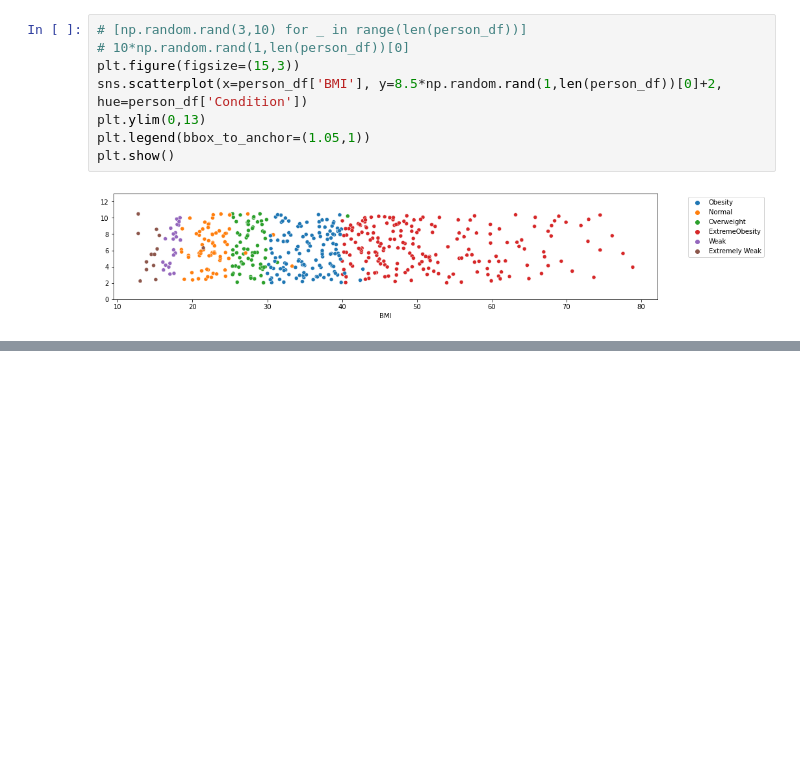
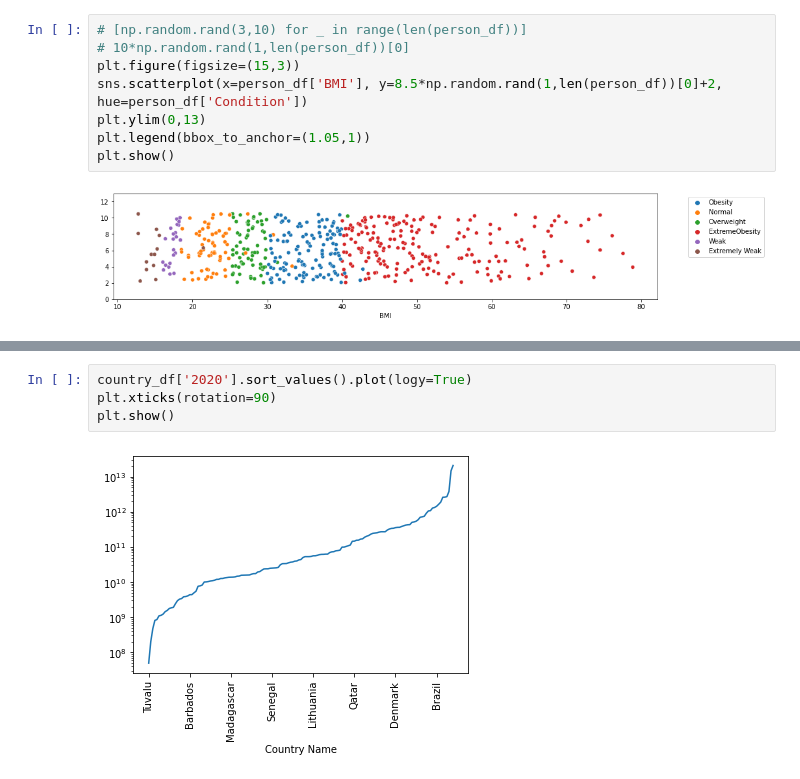
Before and after one commit to yangoos57/dataStudy, a Jupyter notebook: ML/Hands_On_Data_preprocessing_in_python/Part3/ch14 Data Transformation and massaging.ipynb, the cells around one changed output, grey strips where cells are left out. Cells and saved outputs as stored; diff of their text form; blank space fills up the shorter version.

```diff
--- a/ML/Hands_On_Data_preprocessing_in_python/Part3/ch14 Data Transformation and massaging.ipynb
+++ b/ML/Hands_On_Data_preprocessing_in_python/Part3/ch14 Data Transformation and massaging.ipynb
@@ -126,0 +142,6 @@ plt.show()
+# %%
+country_df['2020'].sort_values().plot(logy=True)
+plt.xticks(rotation=90)
+plt.show()
+# %% [output]
+[figure, added]
```
Also changed, not shown: parts of 11 cells of this notebook.
